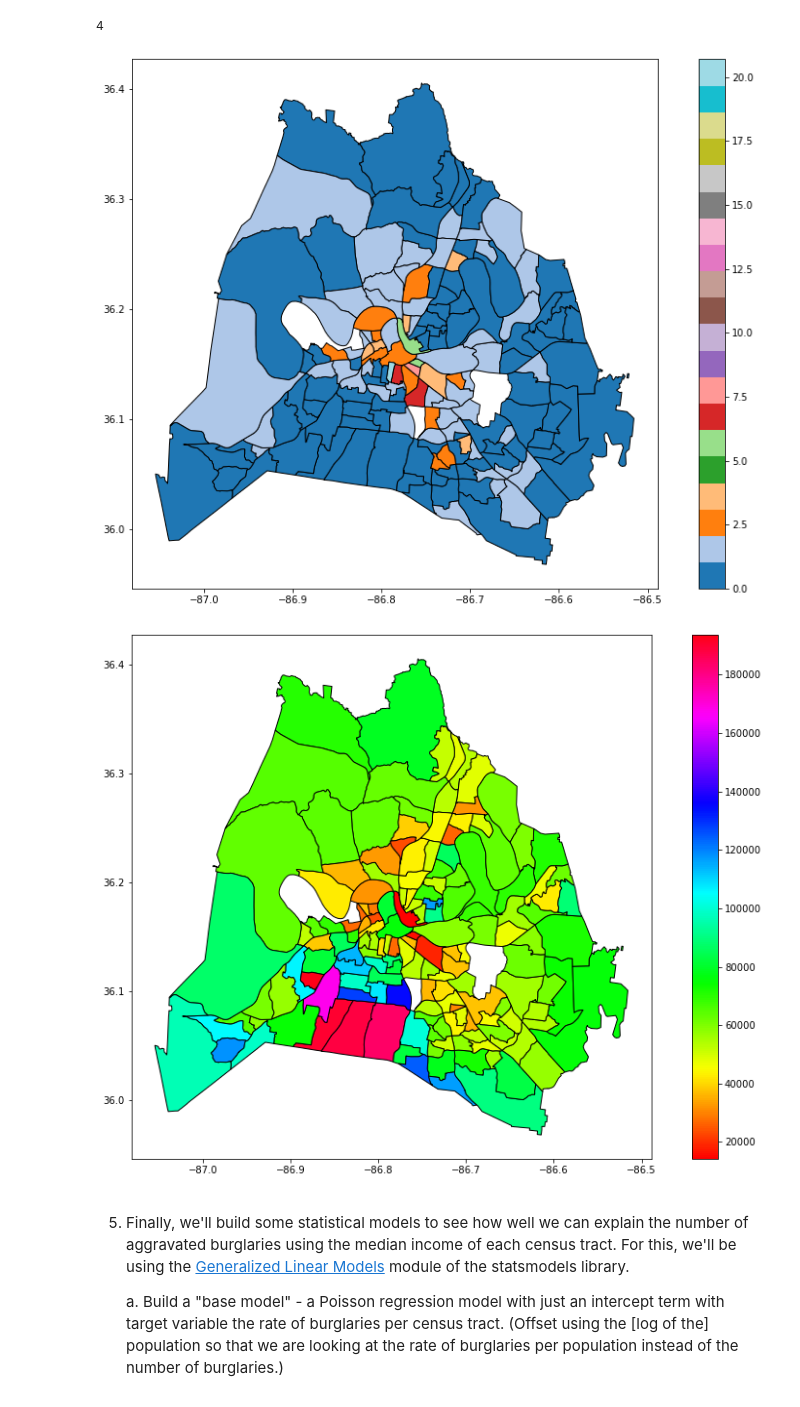
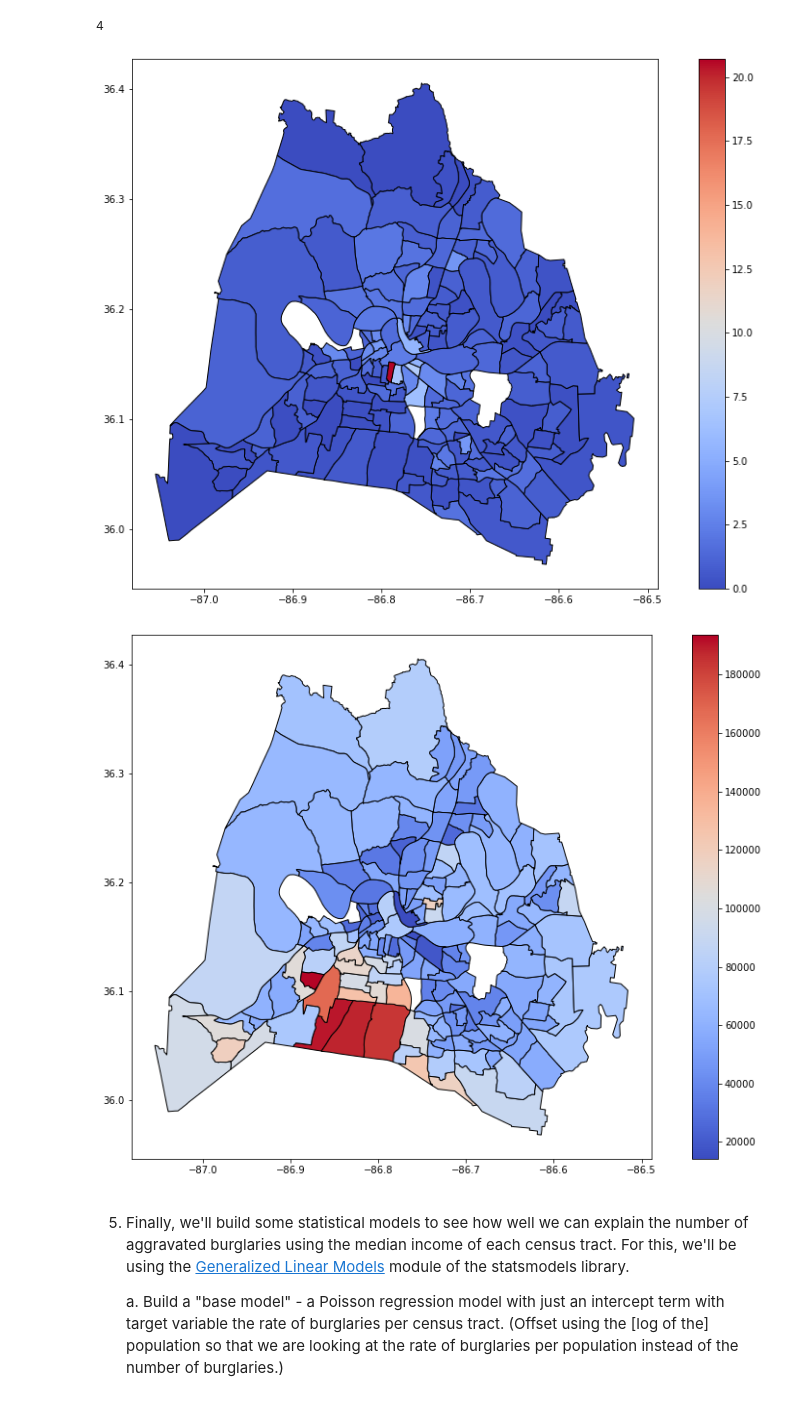
Before and after one commit to nss-data-science-cohort-5/geospatial_api-purple-pumas, a Jupyter notebook: notebooks/2021-10-02 geospatial_project.ipynb, the cells around one changed output. Saved outputs shown, nothing was run; the diff lists cells and outputs as text; code cells hidden in the pictures.

```diff
--- a/notebooks/2021-10-02 geospatial_project.ipynb
+++ b/notebooks/2021-10-02 geospatial_project.ipynb
@@ -205,19 +199,19 @@ choropleth_data['incident_per_1000'].isna().sum()
 4
 # %%
 choropleth_data.plot(column = 'incident_per_1000',figsize = (15,10),
-                    cmap = 'tab20',
+                    cmap = 'coolwarm',
                     edgecolor='black',
                     legend = True);
 # %% [output]
-[figure, old version]
+[figure, new version]
 # %%
 #not a part of the read.me but thought it would be cool to map median income too.
 choropleth_data.plot(column = 'Median Income',figsize = (15,10),
-                    cmap = 'hsv',
+                    cmap = 'coolwarm',
                     edgecolor='black',
                     legend = True);
 # %% [output]
-[figure, old version]
+[figure, new version]
 # %% [markdown]
 5. Finally, we'll build some statistical models to see how well we can explain the number of aggravated burglaries using the median income of each census tract. For this, we'll be using the [Generalized Linear Models](https://www.statsmodels.org/stable/glm.html) module of the statsmodels library.
 
```
Also changed, not shown: parts of 13 cells of this notebook.
